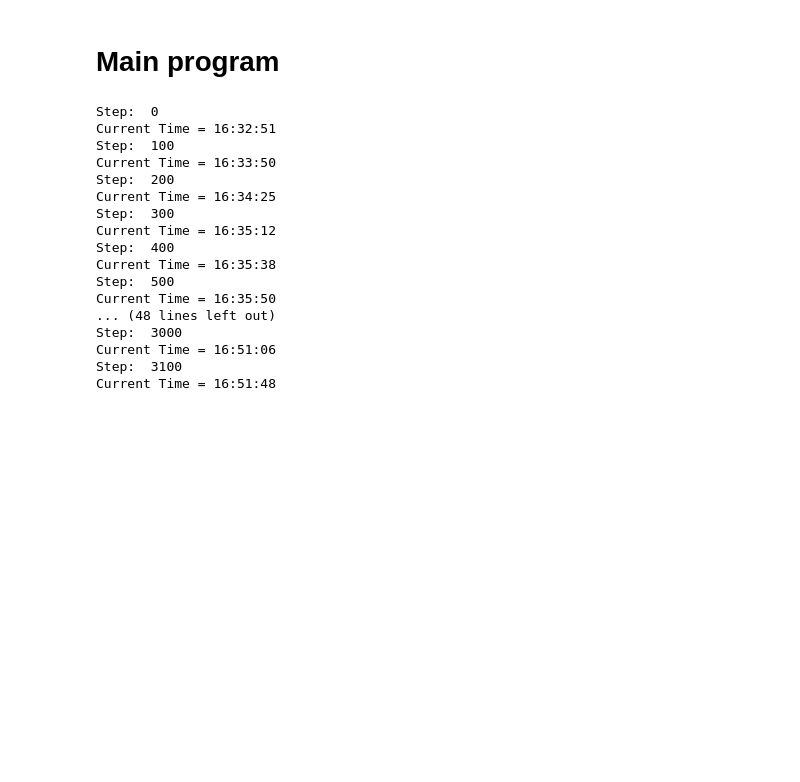
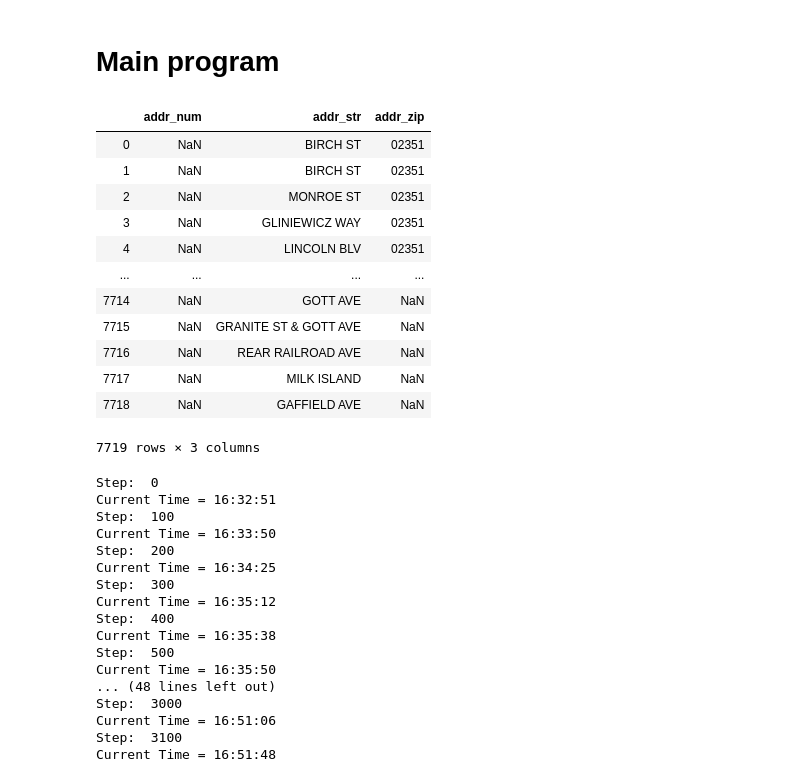
Before and after one commit to taylorhazlett/CS506-Spring2020-Projects, a Jupyter notebook: add_census_median_income/convert_address.ipynb, the cells around one changed output. Cells and saved outputs as stored; diff of their text form; code cells hidden in the pictures; blank space fills up the shorter version.

```diff
--- a/add_census_median_income/convert_address.ipynb
+++ b/add_census_median_income/convert_address.ipynb
@@ -16,6 +16,11 @@ def filter_luc(dataframe):
             dataframe['luc_2'].isin(accepted_codes) | \
             dataframe['luc_adj_1'].isin(accepted_codes)| \
             dataframe['luc_adj_2'].isin(accepted_codes)]
+
+def filter_poly_typ(dataframe):
+    # filter out data only with poly_typ equal to FEE or TAX, returns pandas dataframe
+    accepted_codes = ['FEE', 'TAX']
+    return dataframe[dataframe['poly_typ'].isin(accepted_codes)]
 
 def filter_bldg(dataframe):
     '''
@@ -288,4 +297,20 @@ land_parcel_df = filter_bldg(land_parcel_df) # filter on top of the filtered tab
 # reset indices in order to refer to rows by index in for loop below
 # keeps original index values in new column 'index'
 land_parcel_df = land_parcel_df.reset_index()
+# %%
+land_parcel_df[['addr_num', 'addr_str', 'addr_zip']]
+# %% [output]
+|  | addr_num | addr_str | addr_zip |
+| 0 | NaN | BIRCH ST | 02351 |
+| 1 | NaN | BIRCH ST | 02351 |
+| 2 | NaN | MONROE ST | 02351 |
+| 3 | NaN | GLINIEWICZ WAY | 02351 |
+| 4 | NaN | LINCOLN BLV | 02351 |
+| ... | ... | ... | ... |
+| 7714 | NaN | GOTT AVE | NaN |
+| 7715 | NaN | GRANITE ST & GOTT AVE | NaN |
+| 7716 | NaN | REAR RAILROAD AVE | NaN |
+| 7717 | NaN | MILK ISLAND | NaN |
+| 7718 | NaN | GAFFIELD AVE | NaN |
+7719 rows × 3 columns
 # %%
```
Also changed, not shown: parts of 14 cells of this notebook, 3 other files.
